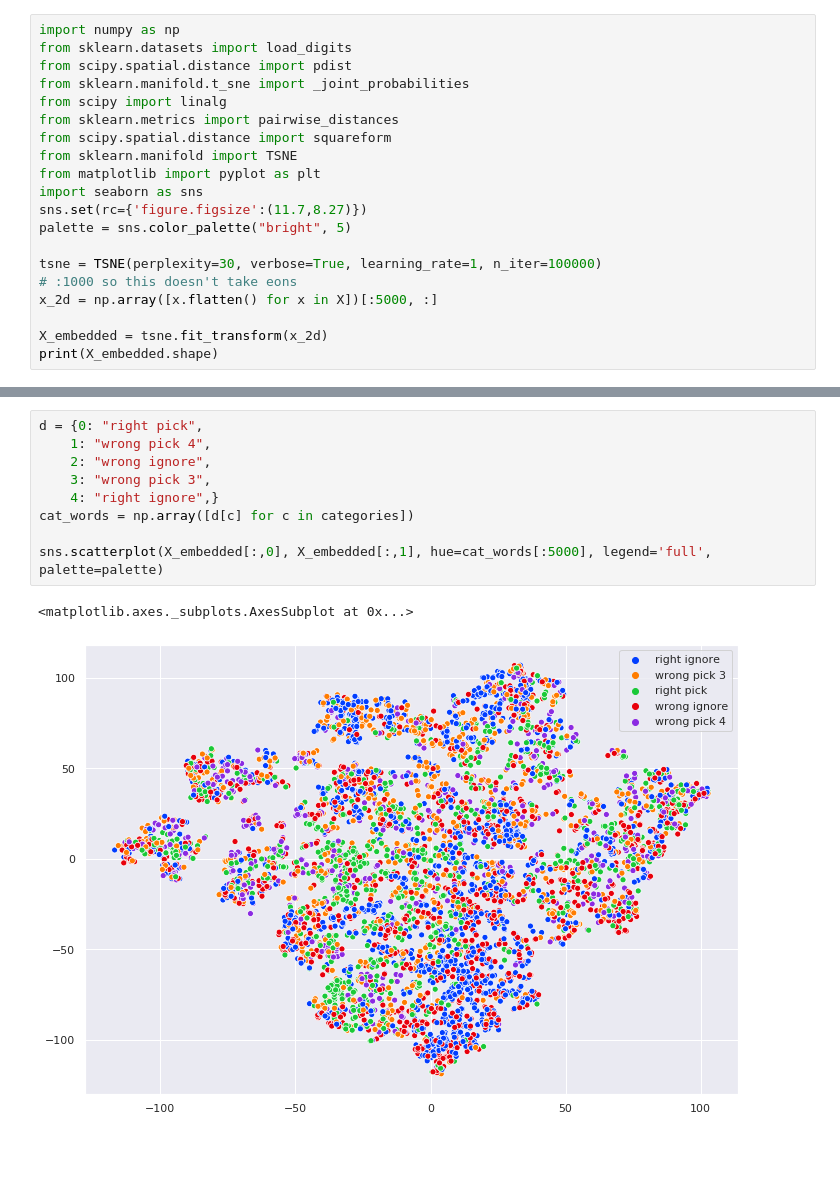
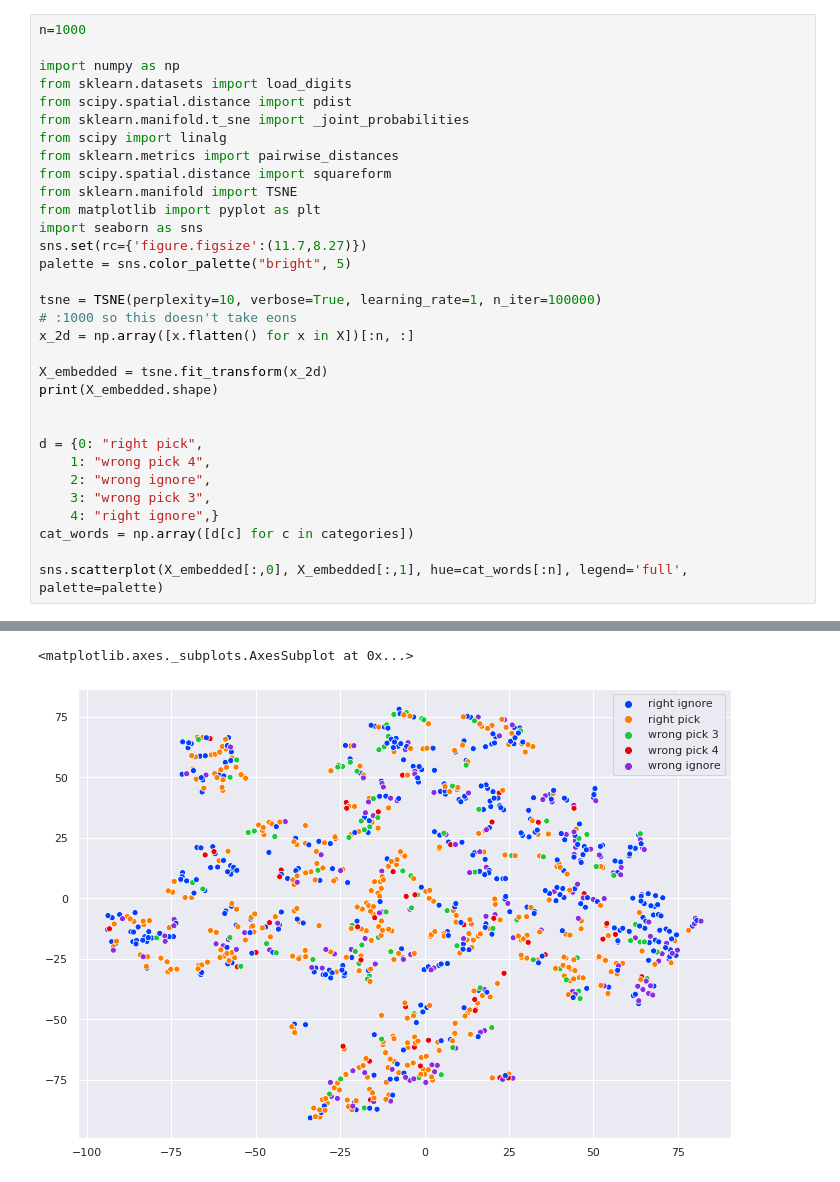
Before and after one commit to callum-mccracken/bbb, a Jupyter notebook: tSNE/t_SNE.ipynb, the cells around one changed output, grey strips where cells are left out. Drawn from its saved outputs; the diff is of its cells as text; blank space fills up the shorter version.

```diff
--- a/tSNE/t_SNE.ipynb
+++ b/tSNE/t_SNE.ipynb
@@ -127,4 +129,6 @@ print("\r", categories)
 # %%
+n=1000
+
 import numpy as np
 from sklearn.datasets import load_digits
 from scipy.spatial.distance import pdist
@@ -138,10 +142,20 @@ import seaborn as sns
 sns.set(rc={'figure.figsize':(11.7,8.27)})
 palette = sns.color_palette("bright", 5)
 
-tsne = TSNE(perplexity=30, verbose=True, learning_rate=1, n_iter=100000)
+tsne = TSNE(perplexity=10, verbose=True, learning_rate=1, n_iter=100000)
 # :1000 so this doesn't take eons
-x_2d = np.array([x.flatten() for x in X])[:5000, :]
+x_2d = np.array([x.flatten() for x in X])[:n, :]
 
 X_embedded = tsne.fit_transform(x_2d)
 print(X_embedded.shape)
+
+
+d = {0: "right pick",
+    1: "wrong pick 4",
+    2: "wrong ignore",
+    3: "wrong pick 3",
+    4: "right ignore",}
+cat_words = np.array([d[c] for c in categories])
+
+sns.scatterplot(X_embedded[:,0], X_embedded[:,1], hue=cat_words[:n], legend='full', palette=palette)
 # %% [output]
@@ -160,13 +170,3 @@ print(X_embedded.shape)
+<matplotlib.axes._subplots.AxesSubplot at 0x...>
+[figure, added]
-# %%
-d = {0: "right pick",
-    1: "wrong pick 4",
-    2: "wrong ignore",
-    3: "wrong pick 3",
-    4: "right ignore",}
-cat_words = np.array([d[c] for c in categories])
-
-sns.scatterplot(X_embedded[:,0], X_embedded[:,1], hue=cat_words[:5000], legend='full', palette=palette)
-# %% [output]
-<matplotlib.axes._subplots.AxesSubplot at 0x...>
-[figure, removed]
 # %%
```
Also changed, not shown: parts of 7 cells of this notebook, 4 other files.
